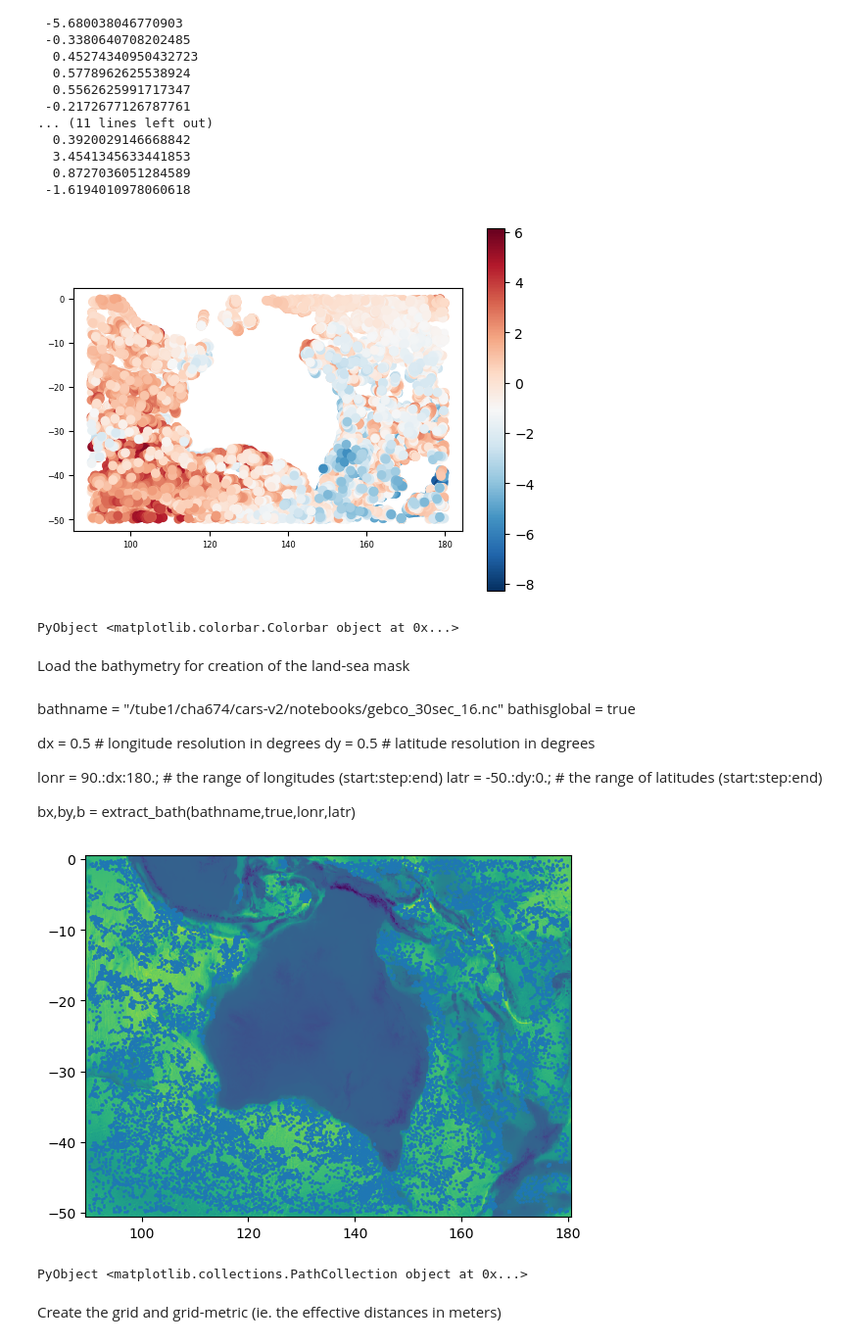
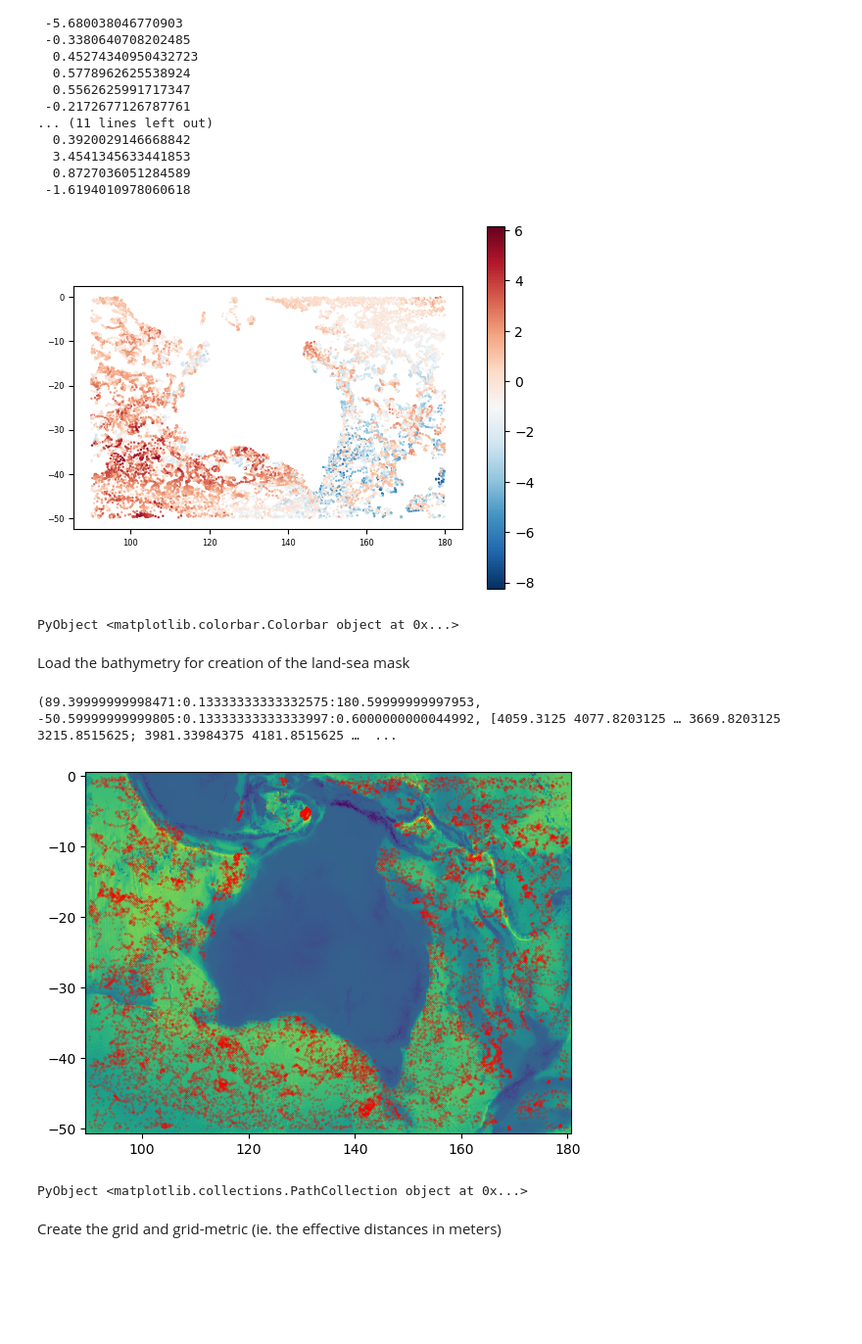
Before and after one commit to CARSv2/cars-v2, a Jupyter notebook: notebooks/parameter_sandbox.ipynb, the cells around one changed output. Shown at 98% size. Cells and saved outputs as stored; diff of their text form; code cells hidden in the pictures; blank space fills up the shorter version.

Commit message:
progress through running DIVAnd and starting to evaluate error based on params

```diff
--- a/notebooks/parameter_sandbox.ipynb
+++ b/notebooks/parameter_sandbox.ipynb
@@ -193,32 +201,34 @@ temperature_residual = fit_temperature_to_latitude.resid
 # %%
 figure("Synth-WOD")
 ax = subplot(1,1,1)
-scatter(longitude.+360, latitude, c=temperature_residual,cmap="RdBu_r")
+scatter(longitude.+360, latitude, c=temperature_residual,cmap="RdBu_r",s=0.5)
 aspectratio = 1/cos(mean(latitude) * pi/180)
 ax.tick_params("both",labelsize=6)
 gca().set_aspect(aspectratio)
 colorbar()
 # %% [output]
-[figure, old version]
+[figure, new version]
 PyObject <matplotlib.colorbar.Colorbar object at 0x...>
 # %% [markdown]
 Load the bathymetry for creation of the land-sea mask
-# %% [markdown]
-bathname = "/tube1/cha674/cars-v2/notebooks/gebco_30sec_16.nc"
-bathisglobal = true
-
-dx = 0.5 # longitude resolution in degrees
-dy = 0.5 # latitude resolution in degrees
-
-lonr = 90.:dx:180.; # the range of longitudes (start:step:end)
-latr = -50.:dy:0.; # the range of latitudes (start:step:end)
-
-bx,by,b = extract_bath(bathname,true,lonr,latr)
+# %%
+bathname = "../src/data/TMoore-test-input/gebco_30sec_16.nc"
+bathisglobal = true
+
+dx = 0.5 # longitude resolution in degrees
+dy = 0.5 # latitude resolution in degrees
+
+lonr = 90.:dx:180.; # the range of longitudes (start:step:end)
+latr = -50.:dy:0.; # the range of latitudes (start:step:end)
+
+bx,by,b = extract_bath(bathname,true,lonr,latr)
+# %% [output]
+(89.39999999998471:0.13333333333332575:180.59999999997953, -50.59999999999805:0.13333333333333997:0.6000000000044992, [4059.3125 4077.8203125 … 3669.8203125 3215.8515625; 3981.33984375 4181.8515625 …  ...
 # %%
 pcolormesh(bx,by,b')
-scatter(longitude.+360, latitude,s=1)
+scatter(longitude.+360, latitude,s=.05,c="red")
 # %% [output]
-[figure, old version]
+[figure, new version]
 PyObject <matplotlib.collections.PathCollection object at 0x...>
 # %% [markdown]
 Create the grid and grid-metric (ie. the effective distances in meters)
```
Also changed, not shown: parts of 24 cells of this notebook.
